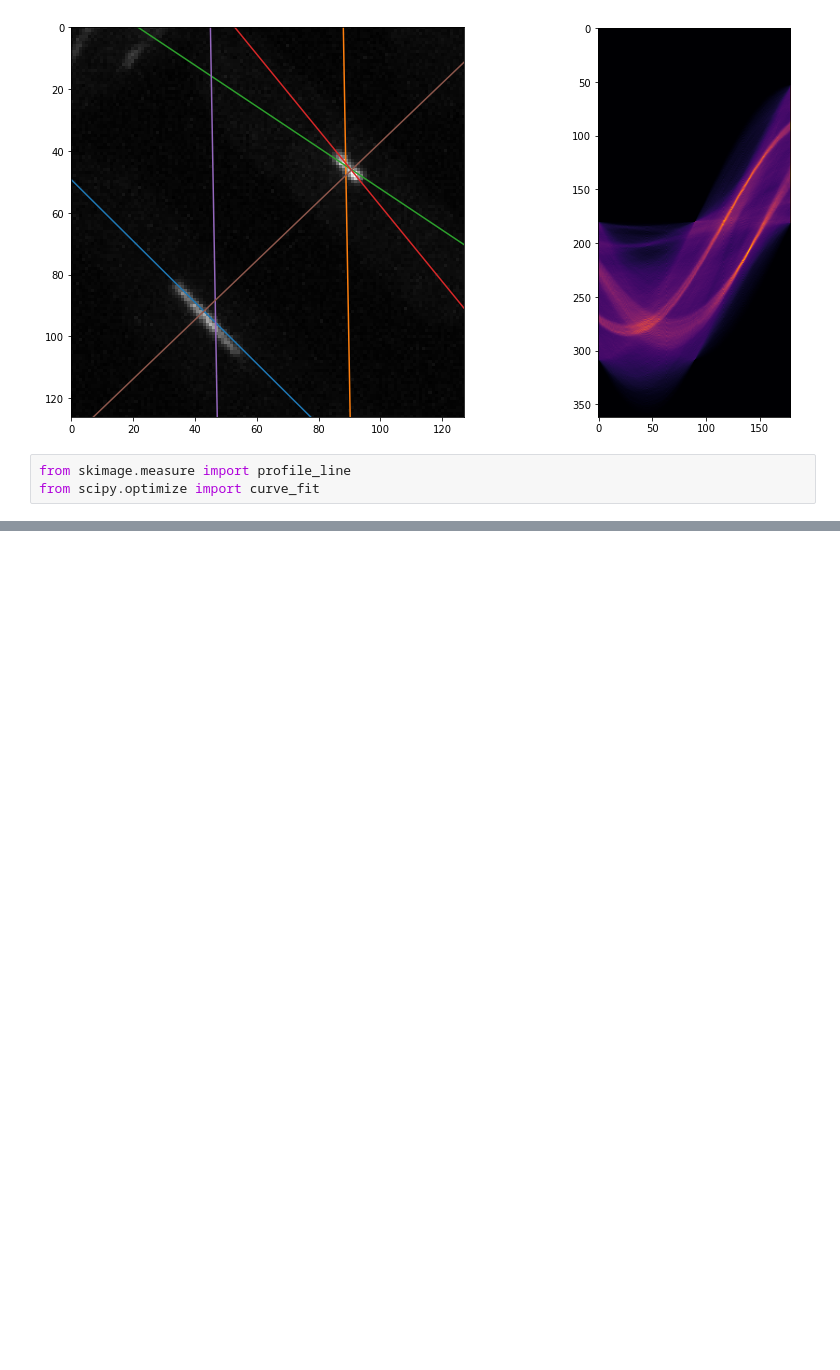
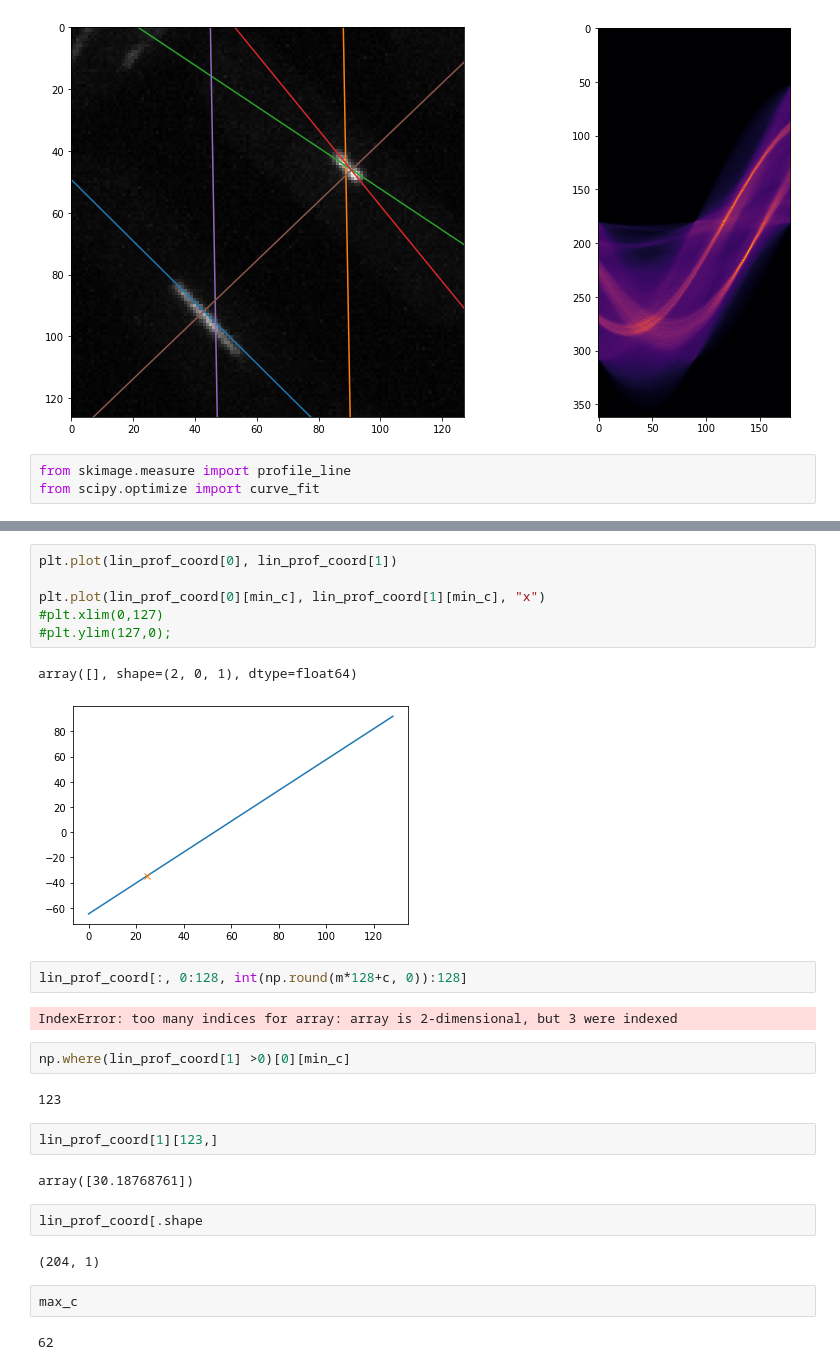
Before and after one commit to CulleyLab/fitting_lines, a Jupyter notebook: Hough_transform/curating_lines.ipynb, the cells around one changed output, grey strips where cells are left out. Saved outputs shown, nothing was run; the diff lists cells and outputs as text; blank space fills up the shorter version.

```diff
--- a/Hough_transform/curating_lines.ipynb
+++ b/Hough_transform/curating_lines.ipynb
@@ -156,0 +243,29 @@ plt.show()
+# %%
+plt.plot(lin_prof_coord[0], lin_prof_coord[1])
+
+plt.plot(lin_prof_coord[0][min_c], lin_prof_coord[1][min_c], "x")
+#plt.xlim(0,127)
+#plt.ylim(127,0);
+# %% [output]
+array([], shape=(2, 0, 1), dtype=float64)
+[figure, added]
+# %%
+lin_prof_coord[:, 0:128, int(np.round(m*128+c, 0)):128]
+# %% [output]
+IndexError: too many indices for array: array is 2-dimensional, but 3 were indexed
+# %%
+np.where(lin_prof_coord[1] >0)[0][min_c]
+# %% [output]
+123
+# %%
+lin_prof_coord[1][123,]
+# %% [output]
+array([30.18768761])
+# %%
+lin_prof_coord[.shape
+# %% [output]
+(204, 1)
+# %%
+max_c
+# %% [output]
+62
```
Also changed, not shown: parts of 21 cells of this notebook.
